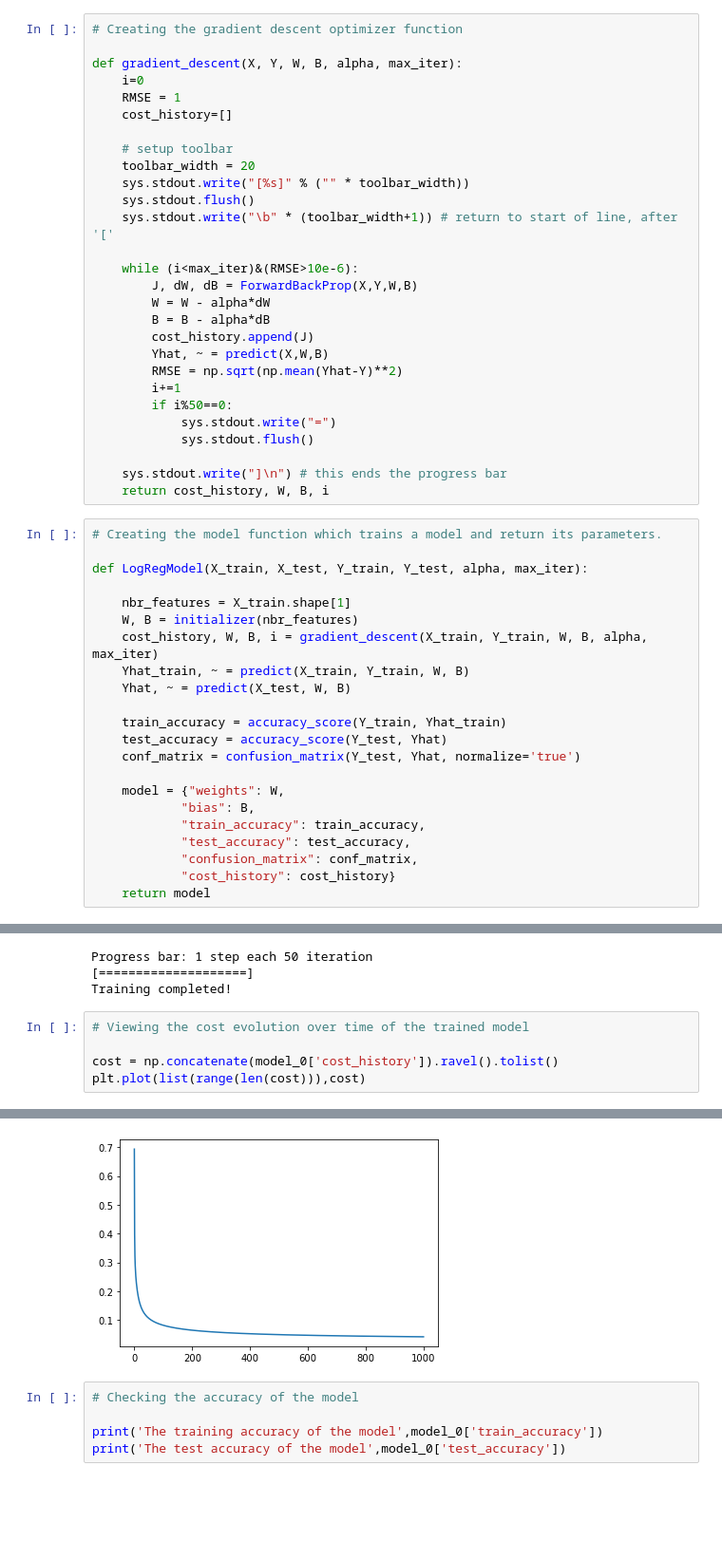
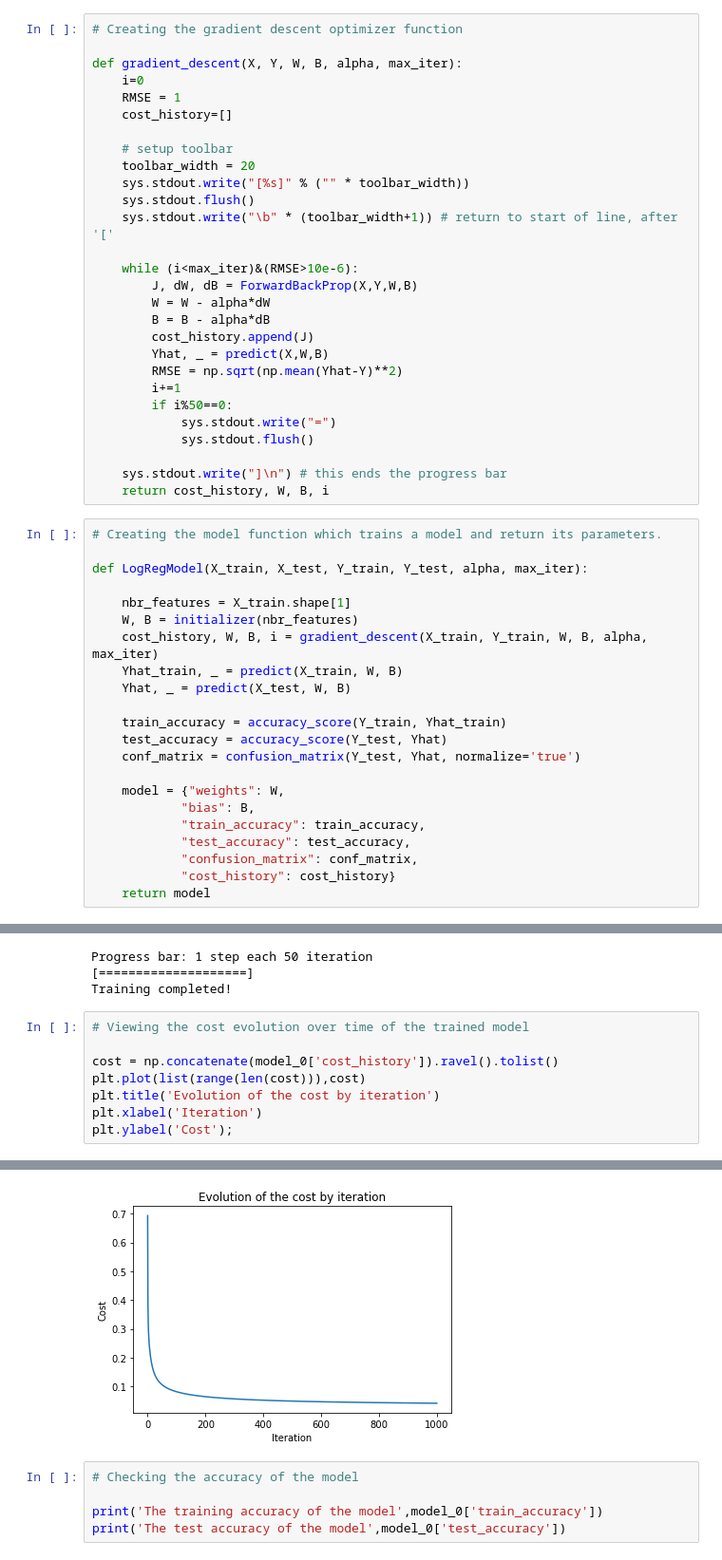
Before and after one commit to Hmzbo/LogRegMNIST, a Jupyter notebook: MNIST Logistic Reg proj.ipynb, the cells around one changed output, grey strips where cells are left out. Shown at 95% size. Drawn from its saved outputs; the diff is of its cells as text; blank space fills up the shorter version.

```diff
--- a/MNIST Logistic Reg proj.ipynb
+++ b/MNIST Logistic Reg proj.ipynb
@@ -151,7 +159,7 @@ def gradient_descent(X, Y, W, B, alpha, max_iter):
         W = W - alpha*dW
         B = B - alpha*dB
         cost_history.append(J)
-        Yhat, ~ = predict(X,W,B)
+        Yhat, _ = predict(X,W,B)
         RMSE = np.sqrt(np.mean(Yhat-Y)**2)
         i+=1
         if i%50==0:
@@ -168,8 +176,8 @@ def LogRegModel(X_train, X_test, Y_train, Y_test, alpha, max_iter):
     nbr_features = X_train.shape[1]
     W, B = initializer(nbr_features)
     cost_history, W, B, i = gradient_descent(X_train, Y_train, W, B, alpha, max_iter)
-    Yhat_train, ~ = predict(X_train, Y_train, W, B)
-    Yhat, ~ = predict(X_test, W, B)
+    Yhat_train, _ = predict(X_train, W, B)
+    Yhat, _ = predict(X_test, W, B)
 
     train_accuracy = accuracy_score(Y_train, Yhat_train)
     test_accuracy = accuracy_score(Y_test, Yhat)
@@ -197,4 +207,7 @@ Training completed!
 
 cost = np.concatenate(model_0['cost_history']).ravel().tolist()
 plt.plot(list(range(len(cost))),cost)
+plt.title('Evolution of the cost by iteration')
+plt.xlabel('Iteration')
+plt.ylabel('Cost');
 # %% [output]
@@ -202,4 +214,4 @@ plt.plot(list(range(len(cost))),cost)
-[figure, old version]
+[figure, new version]
 # %%
 # Checking the accuracy of the model
 
```
Also changed, not shown: parts of 15 cells of this notebook.
